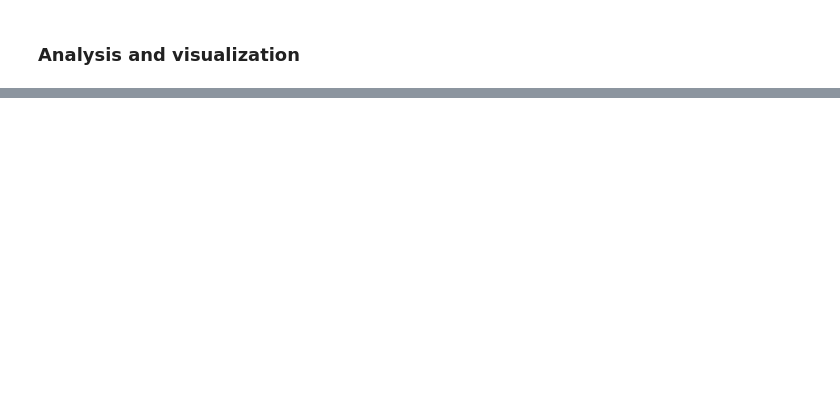
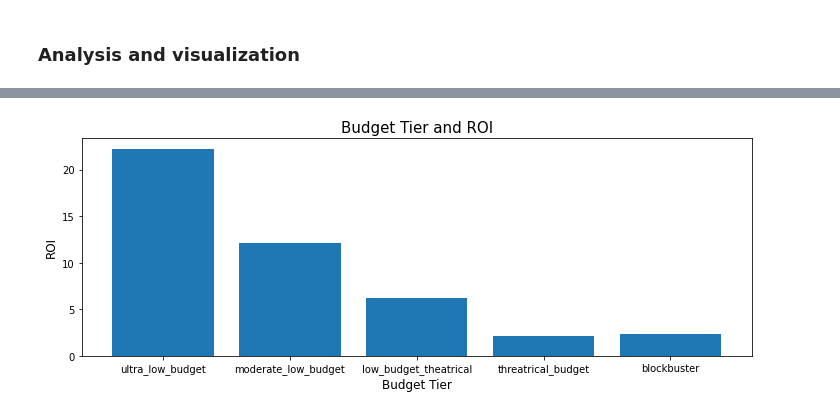
Before and after one commit to learn-co-curriculum/dsc-phase-1-project-v2-4, a Jupyter notebook: final_notebook.ipynb, the cells around one changed output, grey strips where cells are left out. Drawn from its saved outputs; the diff is of its cells as text; code cells hidden in the pictures; blank space fills up the shorter version.

```diff
--- a/final_notebook.ipynb
+++ b/final_notebook.ipynb
@@ -368,0 +418,19 @@ unique_genres
+# %%
+#Plotting ROI by budget tier
+y = df_movie_budget_cleaned.groupby('budget_tier').mean().sort_values("production_budget")["ROI"]
+x = list(df_movie_budget_cleaned.groupby('budget_tier').mean().sort_values("production_budget")["ROI"].index)
+fig, ax = plt.subplots(figsize=(12, 4))
+ax.bar(x,y)
+#remove scientific notation
+plt.gcf().axes[0].yaxis.get_major_formatter().set_scientific(False)
+#change yaxes number format
+current_values = plt.gca().get_yticks()
+plt.gca().set_yticklabels(['{:,.0f}'.format(x) for x in current_values]);
+#add chart and axes titles
+ax.set_title("Budget Tier and ROI",fontsize=15)
+ax.set_ylabel("ROI",fontsize=12)
+ax.set_xlabel("Budget Tier",fontsize=12);
+#adjust y axes ticks
+plt.yticks(np.arange(0, max(y)+2, 5));
+# %% [output]
+[figure, added]
```
Also changed, not shown: parts of 61 cells of this notebook, 3 other files.
